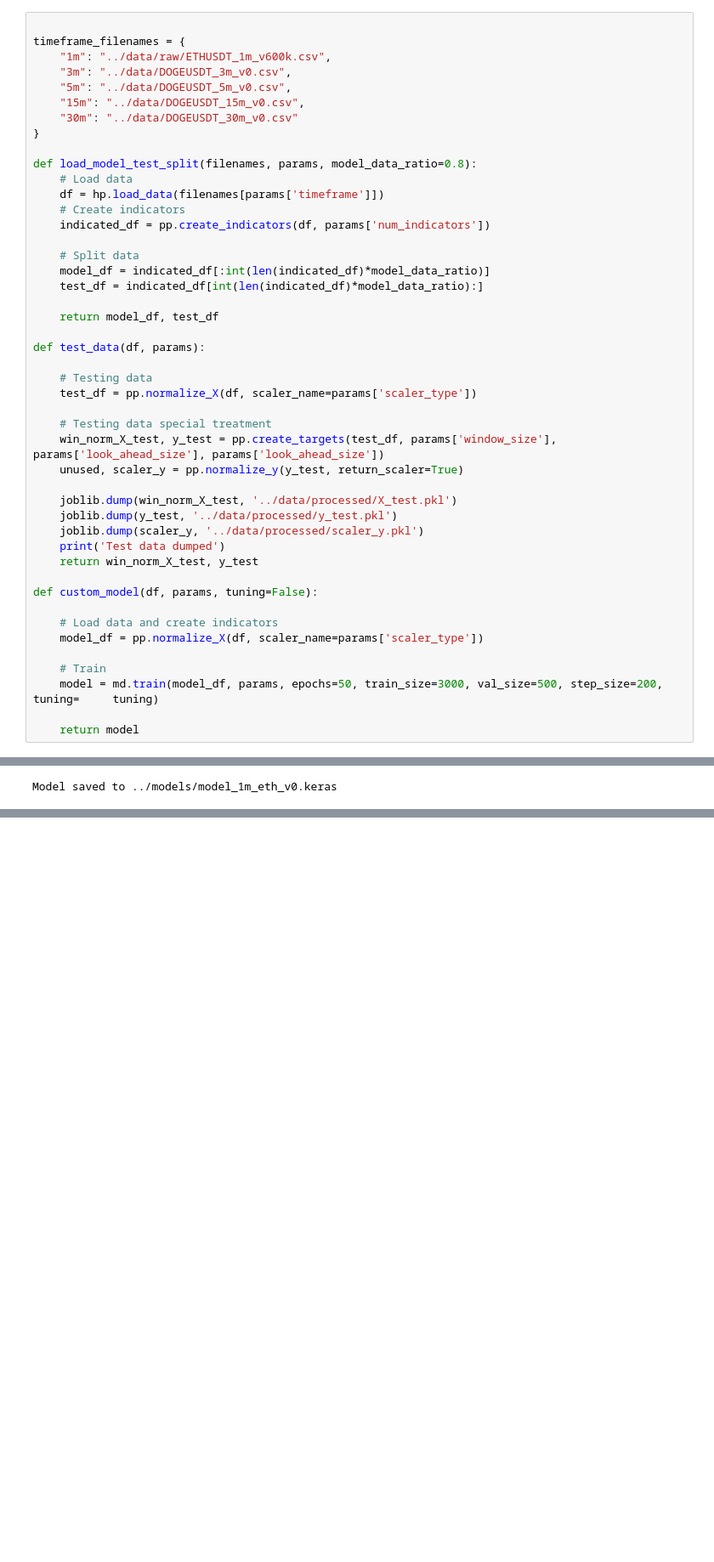
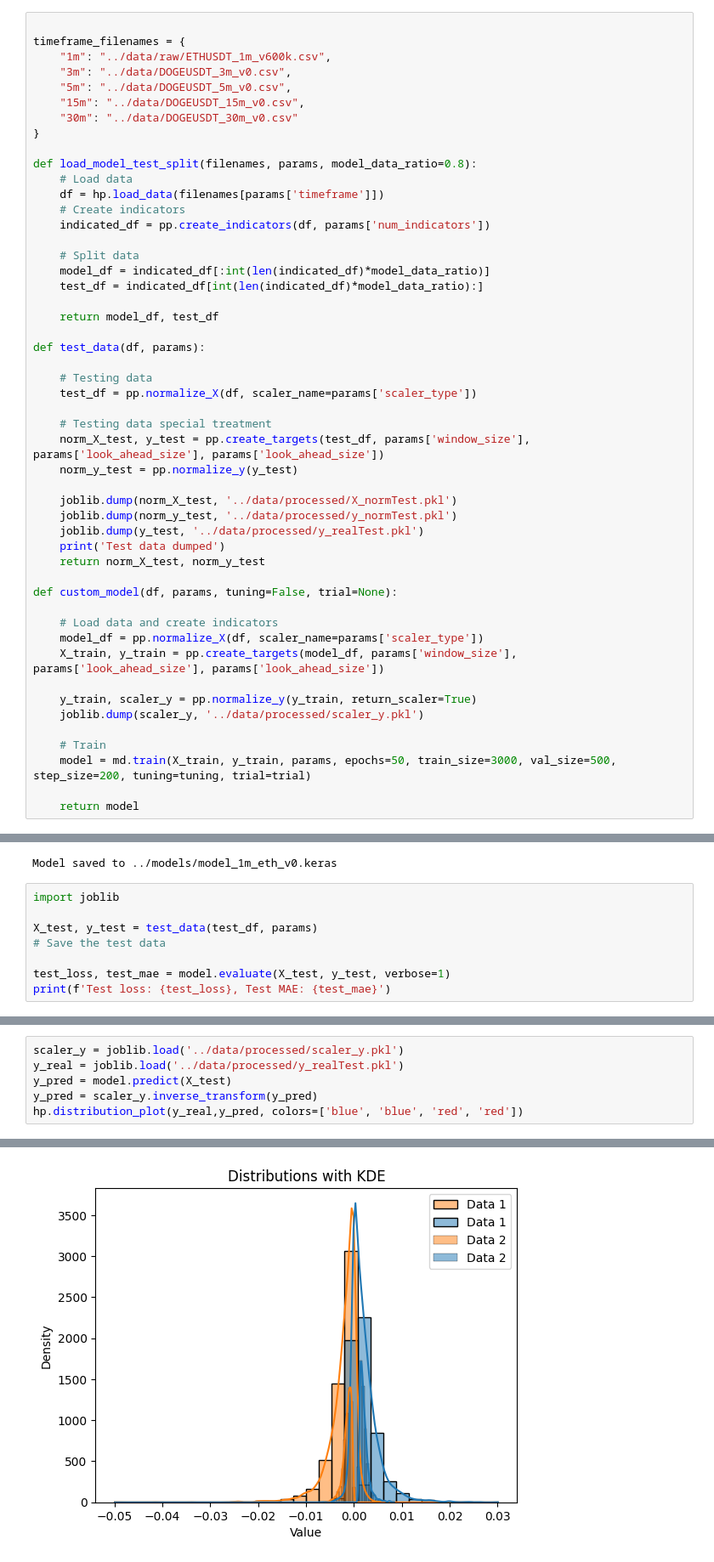
Before and after one commit to jarvisMonke/CryptoModeler, a Jupyter notebook: notebooks/tests.ipynb, the cells around one changed output, grey strips where cells are left out. Shown at 85% size. Drawn from its saved outputs; the diff is of its cells as text; blank space fills up the shorter version.

```diff
--- a/notebooks/tests.ipynb
+++ b/notebooks/tests.ipynb
@@ -60,22 +69,26 @@ def test_data(df, params):
     test_df = pp.normalize_X(df, scaler_name=params['scaler_type'])
 
     # Testing data special treatment
-    win_norm_X_test, y_test = pp.create_targets(test_df, params['window_size'], params['look_ahead_size'], params['look_ahead_size'])
-    unused, scaler_y = pp.normalize_y(y_test, return_scaler=True)
+    norm_X_test, y_test = pp.create_targets(test_df, params['window_size'], params['look_ahead_size'], params['look_ahead_size'])
+    norm_y_test = pp.normalize_y(y_test)
 
-    joblib.dump(win_norm_X_test, '../data/processed/X_test.pkl')
-    joblib.dump(y_test, '../data/processed/y_test.pkl')
-    joblib.dump(scaler_y, '../data/processed/scaler_y.pkl')
+    joblib.dump(norm_X_test, '../data/processed/X_normTest.pkl')
+    joblib.dump(norm_y_test, '../data/processed/y_normTest.pkl')
+    joblib.dump(y_test, '../data/processed/y_realTest.pkl')
     print('Test data dumped')
-    return win_norm_X_test, y_test
+    return norm_X_test, norm_y_test
 
-def custom_model(df, params, tuning=False):
+def custom_model(df, params, tuning=False, trial=None):
 
     # Load data and create indicators
     model_df = pp.normalize_X(df, scaler_name=params['scaler_type'])
+    X_train, y_train = pp.create_targets(model_df, params['window_size'], params['look_ahead_size'], params['look_ahead_size'])
+
+    y_train, scaler_y = pp.normalize_y(y_train, return_scaler=True)
+    joblib.dump(scaler_y, '../data/processed/scaler_y.pkl')
 
     # Train
-    model = md.train(model_df, params, epochs=50, train_size=3000, val_size=500, step_size=200, tuning=     tuning)
+    model = md.train(X_train, y_train, params, epochs=50, train_size=3000, val_size=500, step_size=200, tuning=tuning, trial=trial)
 
     return model
 # %%
@@ -90,3 +118,11 @@ KeyboardInterrupt:
 hp.save_model(model, '../models/model_1m_eth_v0.keras')
 # %% [output]
 Model saved to ../models/model_1m_eth_v0.keras
+# %%
+import joblib
+
+X_test, y_test = test_data(test_df, params)
+# Save the test data
+
+test_loss, test_mae = model.evaluate(X_test, y_test, verbose=1)
+print(f'Test loss: {test_loss}, Test MAE: {test_mae}')
@@ -92,0 +133,7 @@ Model saved to ../models/model_1m_eth_v0.keras
+# %%
+scaler_y = joblib.load('../data/processed/scaler_y.pkl')
+y_real = joblib.load('../data/processed/y_realTest.pkl')
+y_pred = model.predict(X_test)
+y_pred = scaler_y.inverse_transform(y_pred)
+hp.distribution_plot(y_real,y_pred, colors=['blue', 'blue', 'red', 'red'])
+# %% [output]
@@ -93,3 +141,4 @@ Model saved to ../models/model_1m_eth_v0.keras
+[figure, added]
 # %%
 # Objective function for optimization
 def objective(trial):
```
Also changed, not shown: parts of 9 cells of this notebook, 37 other files.
